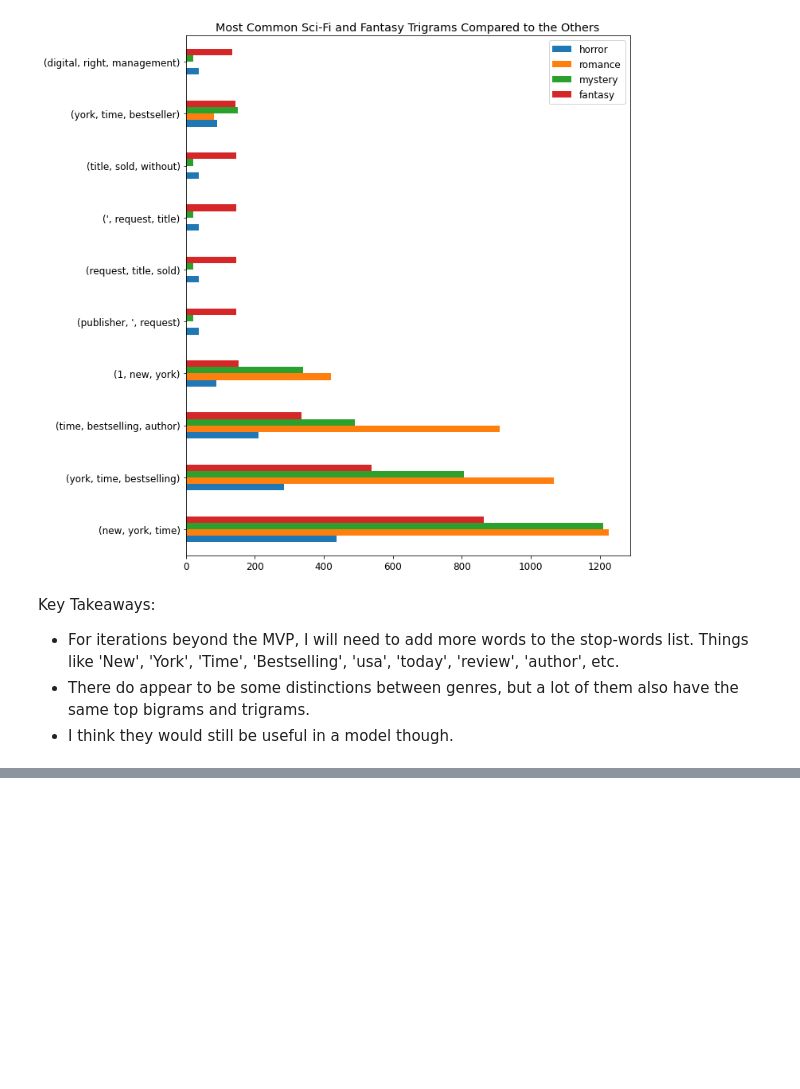
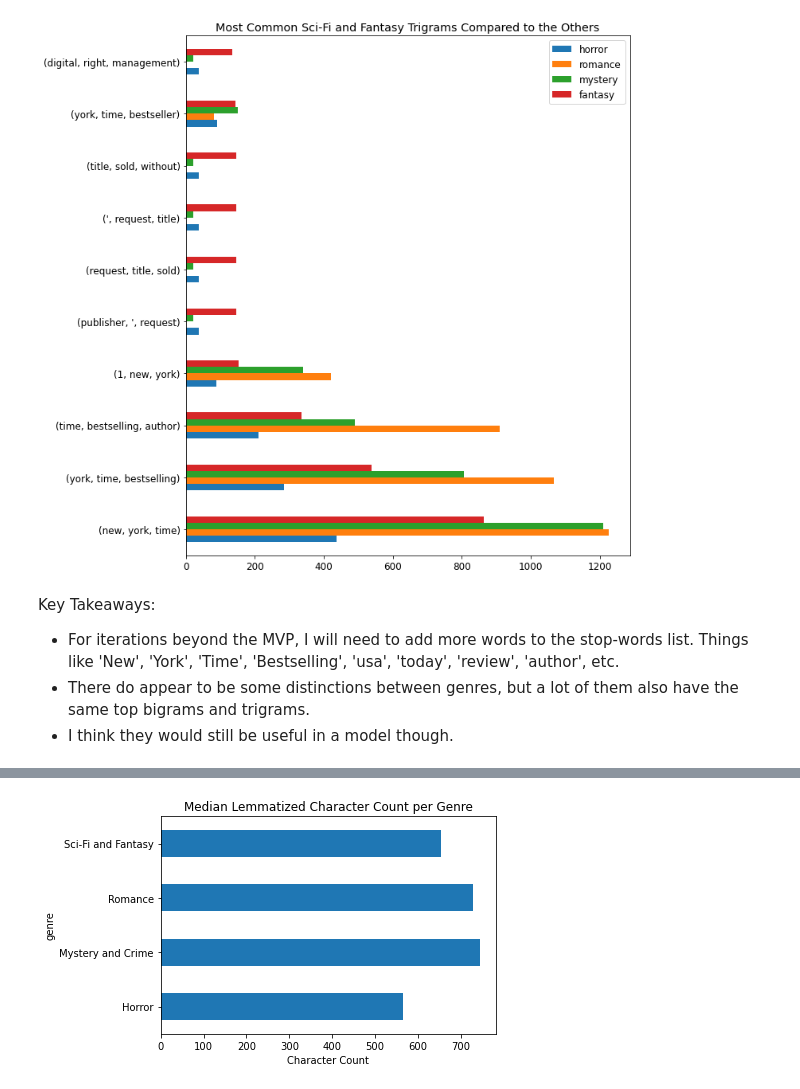
Before and after one commit to johnathon-smith/book-genre-NLP-project, a Jupyter notebook: explore.ipynb, the cells around one changed output, grey strips where cells are left out. Saved outputs shown, nothing was run; the diff lists cells and outputs as text; code cells hidden in the pictures; blank space fills up the shorter version.

```diff
--- a/explore.ipynb
+++ b/explore.ipynb
@@ -403,0 +436,8 @@ Key Takeaways:
+# %%
+#Plot it
+train.groupby('genre').lem_char_count.median().plot.barh()
+plt.title('Median Lemmatized Character Count per Genre')
+plt.xlabel('Character Count')
+plt.show()
+# %% [output]
+[figure, added]
```
Also changed, not shown: parts of 22 cells of this notebook.
